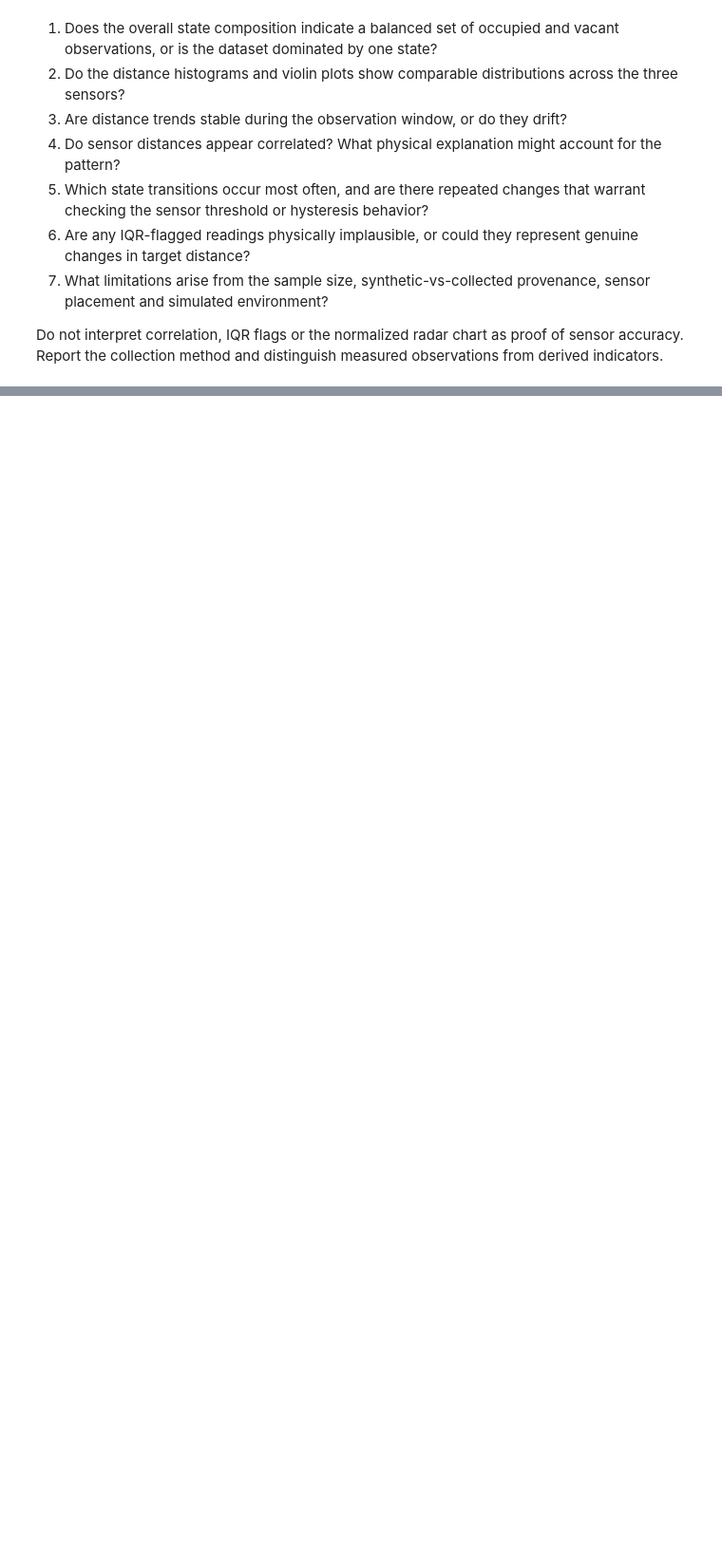
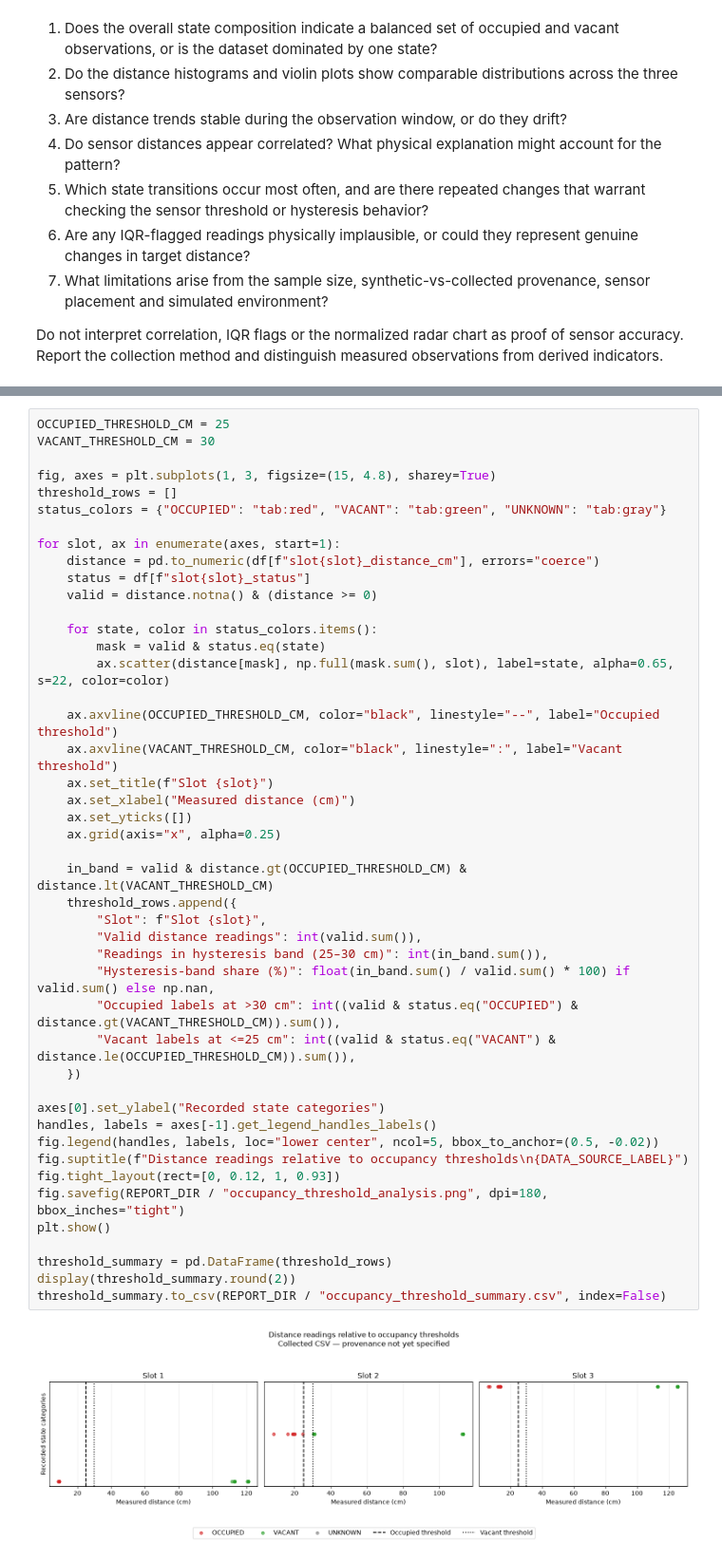
Before and after one commit to Subiswas36218/MDE-CO-06_Data-Acquisition-Technologies-and-Sensor-Networks_Group_Project, a Jupyter notebook: parking_data_visualization.ipynb, the cells around one changed output, grey strips where cells are left out. Shown at 95% size. Saved outputs shown, nothing was run; the diff lists cells and outputs as text; blank space fills up the shorter version.

```diff
--- a/parking_data_visualization.ipynb
+++ b/parking_data_visualization.ipynb
@@ -965,0 +1020,47 @@ Do not interpret correlation, IQR flags or the normalized radar chart as proof o
+# %%
+OCCUPIED_THRESHOLD_CM = 25
+VACANT_THRESHOLD_CM = 30
+
+fig, axes = plt.subplots(1, 3, figsize=(15, 4.8), sharey=True)
+threshold_rows = []
+status_colors = {"OCCUPIED": "tab:red", "VACANT": "tab:green", "UNKNOWN": "tab:gray"}
+
+for slot, ax in enumerate(axes, start=1):
+    distance = pd.to_numeric(df[f"slot{slot}_distance_cm"], errors="coerce")
+    status = df[f"slot{slot}_status"]
+    valid = distance.notna() & (distance >= 0)
+
+    for state, color in status_colors.items():
+        mask = valid & status.eq(state)
+        ax.scatter(distance[mask], np.full(mask.sum(), slot), label=state, alpha=0.65, s=22, color=color)
+
+    ax.axvline(OCCUPIED_THRESHOLD_CM, color="black", linestyle="--", label="Occupied threshold")
+    ax.axvline(VACANT_THRESHOLD_CM, color="black", linestyle=":", label="Vacant threshold")
+    ax.set_title(f"Slot {slot}")
+    ax.set_xlabel("Measured distance (cm)")
+    ax.set_yticks([])
+    ax.grid(axis="x", alpha=0.25)
+
+    in_band = valid & distance.gt(OCCUPIED_THRESHOLD_CM) & distance.lt(VACANT_THRESHOLD_CM)
+    threshold_rows.append({
+        "Slot": f"Slot {slot}",
+        "Valid distance readings": int(valid.sum()),
+        "Readings in hysteresis band (25–30 cm)": int(in_band.sum()),
+        "Hysteresis-band share (%)": float(in_band.sum() / valid.sum() * 100) if valid.sum() else np.nan,
+        "Occupied labels at >30 cm": int((valid & status.eq("OCCUPIED") & distance.gt(VACANT_THRESHOLD_CM)).sum()),
+        "Vacant labels at <=25 cm": int((valid & status.eq("VACANT") & distance.le(OCCUPIED_THRESHOLD_CM)).sum()),
+    })
+
+axes[0].set_ylabel("Recorded state categories")
+handles, labels = axes[-1].get_legend_handles_labels()
+fig.legend(handles, labels, loc="lower center", ncol=5, bbox_to_anchor=(0.5, -0.02))
+fig.suptitle(f"Distance readings relative to occupancy thresholds\n{DATA_SOURCE_LABEL}")
+fig.tight_layout(rect=[0, 0.12, 1, 0.93])
+fig.savefig(REPORT_DIR / "occupancy_threshold_analysis.png", dpi=180, bbox_inches="tight")
+plt.show()
+
+threshold_summary = pd.DataFrame(threshold_rows)
+display(threshold_summary.round(2))
+threshold_summary.to_csv(REPORT_DIR / "occupancy_threshold_summary.csv", index=False)
+# %% [output]
+[figure, added]
```
Also changed, not shown: parts of 16 cells of this notebook, 16 other files.
